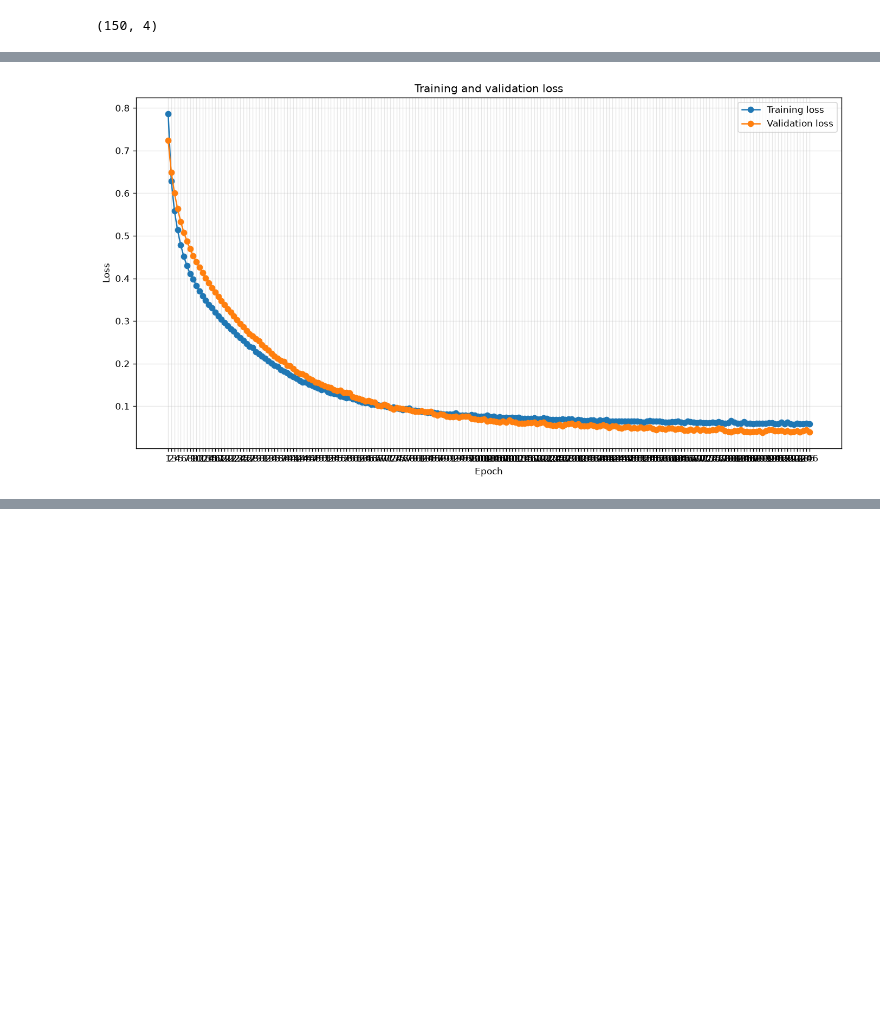
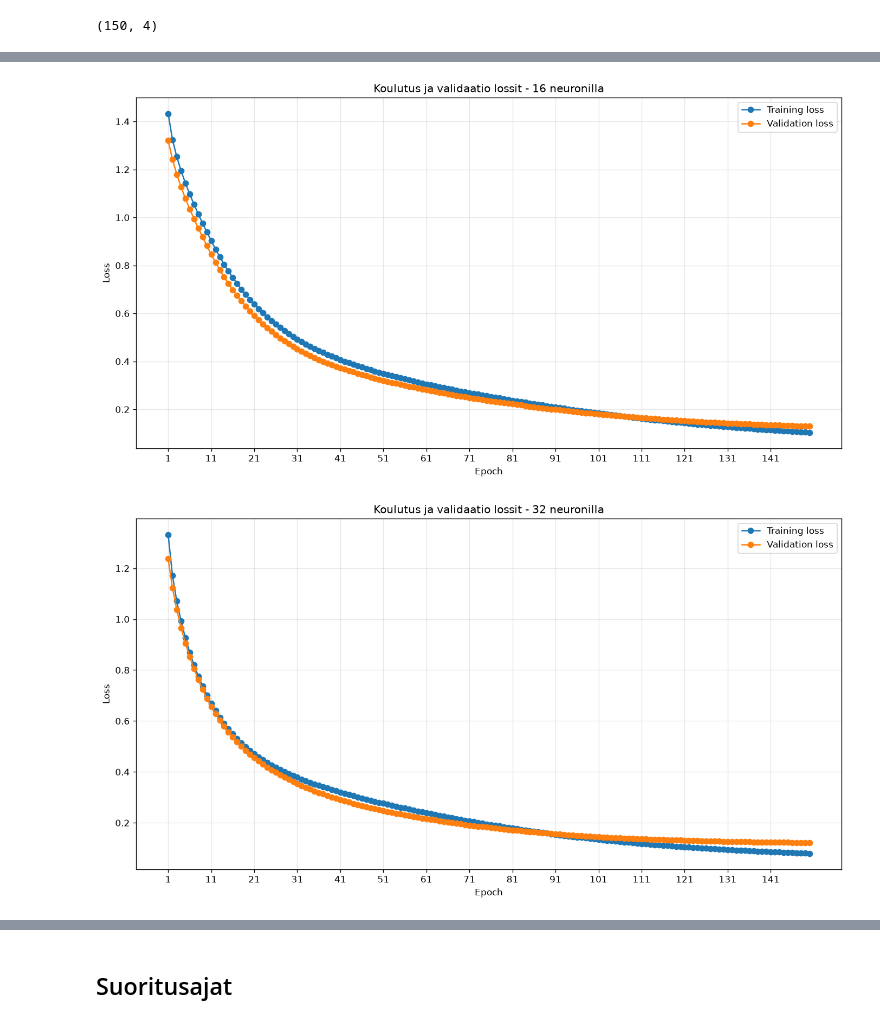
Before and after one commit to MustBeViable/neuroverkkokurssi, a Jupyter notebook: week1_FCN_Elias_Rinne.ipynb, the cells around one changed output, grey strips where cells are left out. Saved outputs shown, nothing was run; the diff lists cells and outputs as text; code cells hidden in the pictures; blank space fills up the shorter version.

```diff
--- a/week1_FCN_Elias_Rinne.ipynb
+++ b/week1_FCN_Elias_Rinne.ipynb
@@ -157,10 +259,22 @@ early_stop = keras.callbacks.EarlyStopping(
 # %%
 import time
 
-start = time.perf_counter()
 
-history = model.fit(x_shuffled, y_shuffled, epochs=1000, validation_split=0.2, callbacks = [early_stop])
 
-elapsed = time.perf_counter() - start
-print(f"Koulutusaika: {elapsed:.2f} s")
+# Sovitetaan mallit ja luodaan jokaiselle oma historia.
+
+neurons = 16  # ensimmäisen mallin mukaan ja kertomalla 2 saadaan oikeat nimet malleille
+
+histories = []
+training_times = []
+
+for model in model_list:
+    start = time.perf_counter()
+    history = model.fit(x_shuffled, y_shuffled, epochs=150, validation_split=0.2)
+    histories.append(history)
+
+    elapsed = time.perf_counter() - start
+    training_time = f"Koulutusaika neuroneilla {neurons}: {elapsed:.2f} s"
+    training_times.append(training_time)
+    neurons *= 2
 # %% [output]
@@ -187,20 +301,28 @@ Koulutusaika: 11.99 s
 # %%
 import matplotlib.pyplot as plt
 
-epochs = range(1, len(history.history["loss"]) + 1)
+neurons = 16
 
-plt.figure(figsize=(14, 7), dpi=120)
+for history in histories:
+    epochs = range(1, len(history.history["loss"]) + 1)
 
-plt.plot(epochs, history.history["loss"], marker="o", label="Training loss")
-plt.plot(epochs, history.history["val_loss"], marker="o", label="Validation loss")
+    plt.figure(figsize=(14, 7), dpi=120)
 
-plt.xlabel("Epoch")
-plt.ylabel("Loss")
-plt.title("Training and validation loss")
+    plt.plot(epochs, history.history["loss"],
+             marker="o", label="Training loss")
+    plt.plot(epochs, history.history["val_loss"],
+             marker="o", label="Validation loss")
 
-plt.xticks(epochs)
-plt.grid(True, alpha=0.3)
-plt.legend()
-plt.show()
+    plt.xlabel("Epoch")
+    plt.ylabel("Loss")
+    plt.title(f"Koulutus ja validaatio lossit - {neurons} neuronilla")
+
+    plt.xticks(range(1, len(epochs) + 1, 10))
+    plt.grid(True, alpha=0.3)
+    plt.legend()
+    plt.show()
+
+    neurons *= 2
 # %% [output]
-[figure, old version]
+[figure, new version]
+[figure, added]
@@ -206,0 +331,2 @@ plt.show()
+# %% [markdown]
+## Suoritusajat
```
Also changed, not shown: parts of 27 cells of this notebook.
